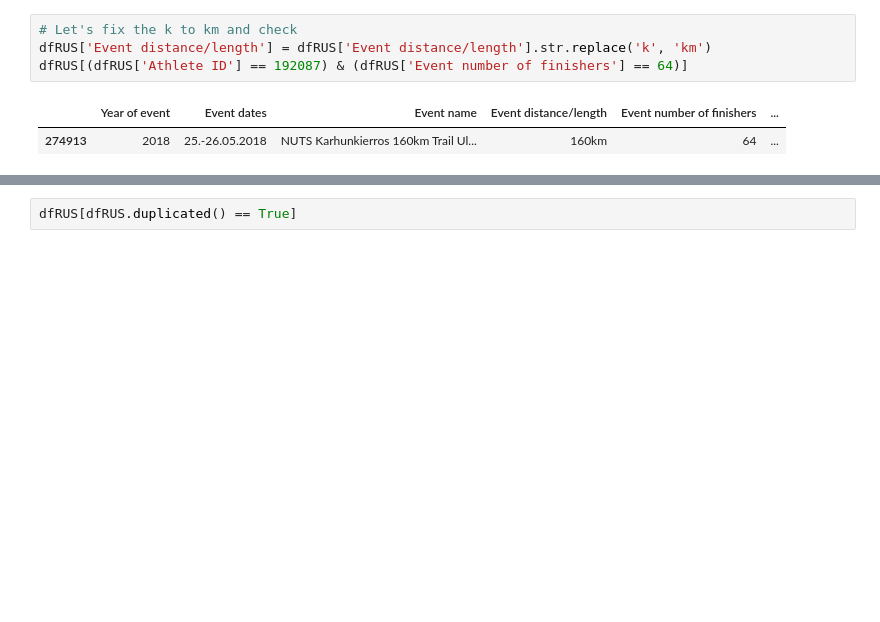
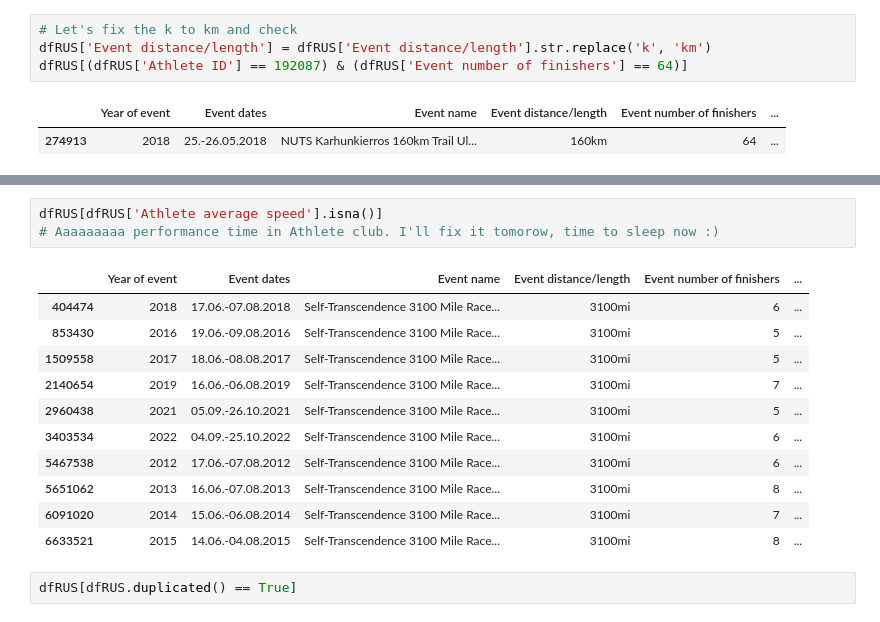
Before and after one commit to OlesiaNZ/python_running_data_analysis, a Jupyter notebook: analysis-the-big-dataset-of-ultra-marathon-running.ipynb, the cells around one changed output, grey strips where cells are left out. Drawn from its saved outputs; the diff is of its cells as text; blank space fills up the shorter version.

```diff
--- a/analysis-the-big-dataset-of-ultra-marathon-running.ipynb
+++ b/analysis-the-big-dataset-of-ultra-marathon-running.ipynb
@@ -515,3 +554,18 @@ dfRUS[(dfRUS['Athlete ID'] == 192087) & (dfRUS['Event number of finishers'] == 6
+# %%
+dfRUS[dfRUS['Athlete average speed'].isna()]
+# Aaaaaaaaa performance time in Athlete club. I'll fix it tomorow, time to sleep now :)
+# %% [output]
+|  | Year of event | Event dates | Event name | Event distance/length | Event number of finishers | ... |
+| 404474 | 2018 | 17.06.-07.08.2018 | Self-Transcendence 3100 Mile Race... | 3100mi | 6 | ... |
+| 853430 | 2016 | 19.06.-09.08.2016 | Self-Transcendence 3100 Mile Race... | 3100mi | 5 | ... |
+| 1509558 | 2017 | 18.06.-08.08.2017 | Self-Transcendence 3100 Mile Race... | 3100mi | 5 | ... |
+| 2140654 | 2019 | 16.06.-06.08.2019 | Self-Transcendence 3100 Mile Race... | 3100mi | 7 | ... |
+| 2960438 | 2021 | 05.09.-26.10.2021 | Self-Transcendence 3100 Mile Race... | 3100mi | 5 | ... |
+| 3403534 | 2022 | 04.09.-25.10.2022 | Self-Transcendence 3100 Mile Race... | 3100mi | 6 | ... |
+| 5467538 | 2012 | 17.06.-07.08.2012 | Self-Transcendence 3100 Mile Race... | 3100mi | 6 | ... |
+| 5651062 | 2013 | 16.06.-07.08.2013 | Self-Transcendence 3100 Mile Race... | 3100mi | 8 | ... |
+| 6091020 | 2014 | 15.06.-06.08.2014 | Self-Transcendence 3100 Mile Race... | 3100mi | 7 | ... |
+| 6633521 | 2015 | 14.06.-04.08.2015 | Self-Transcendence 3100 Mile Race... | 3100mi | 8 | ... |
 # %%
 dfRUS[dfRUS.duplicated() == True]
 # %% [output]
```
Also changed, not shown: parts of 9 cells of this notebook.
